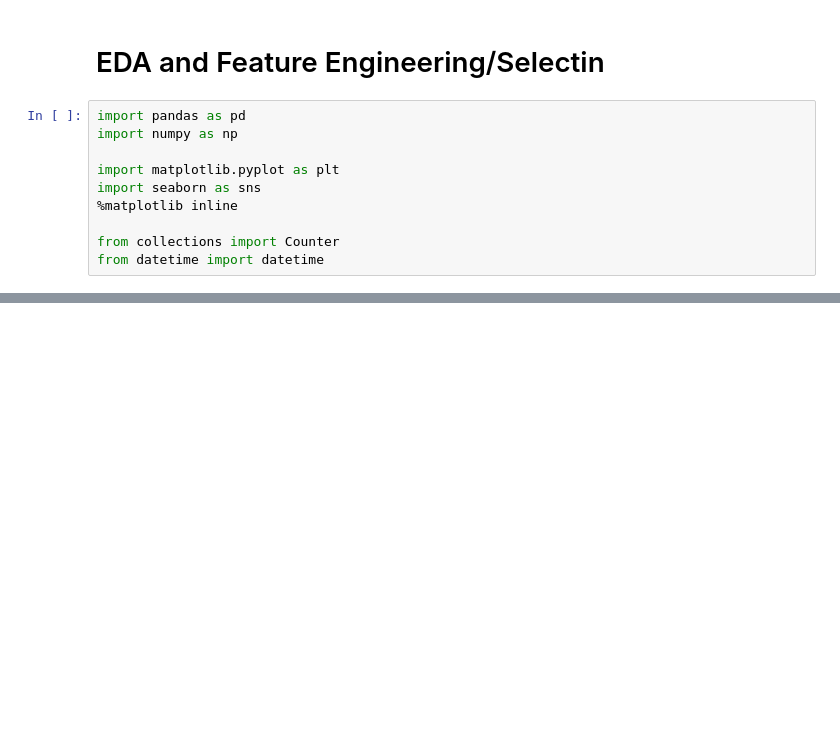
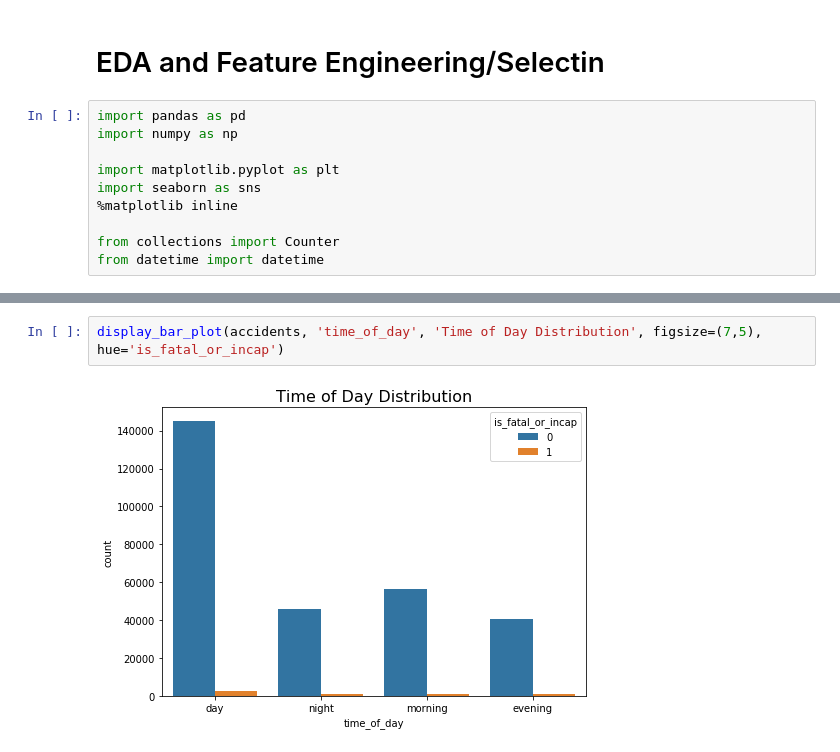
Before and after one commit to Morgan-Sell/chicago-traffic-safety, a Jupyter notebook: eda_feat_eng.ipynb, the cells around one changed output, grey strips where cells are left out. Cells and saved outputs as stored; diff of their text form; blank space fills up the shorter version.

```diff
--- a/eda_feat_eng.ipynb
+++ b/eda_feat_eng.ipynb
@@ -61,0 +142,4 @@ accidents.head()
+# %%
+display_bar_plot(accidents, 'time_of_day', 'Time of Day Distribution', figsize=(7,5), hue='is_fatal_or_incap')
+# %% [output]
+[figure, added]
```
Also changed, not shown: parts of 19 cells of this notebook.
